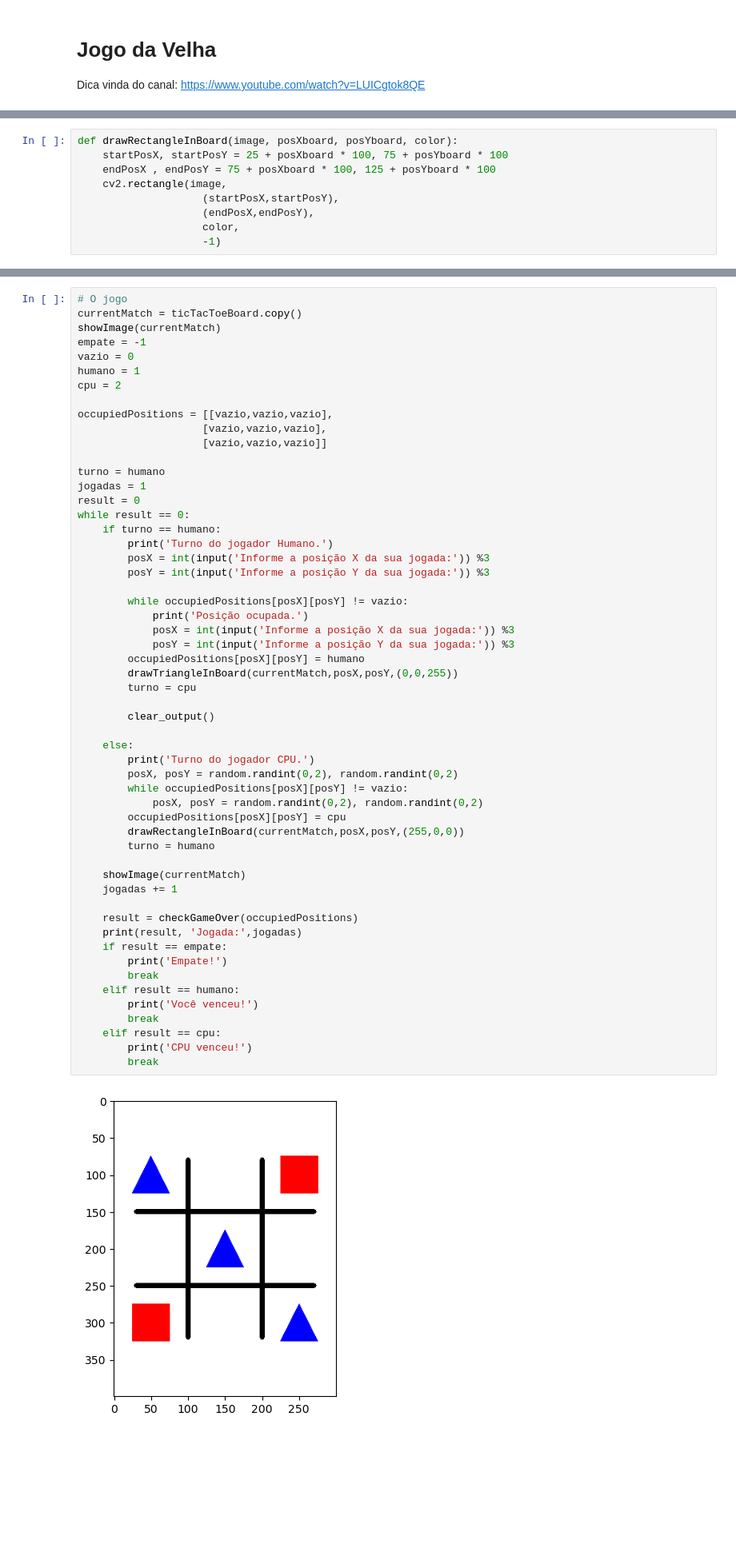
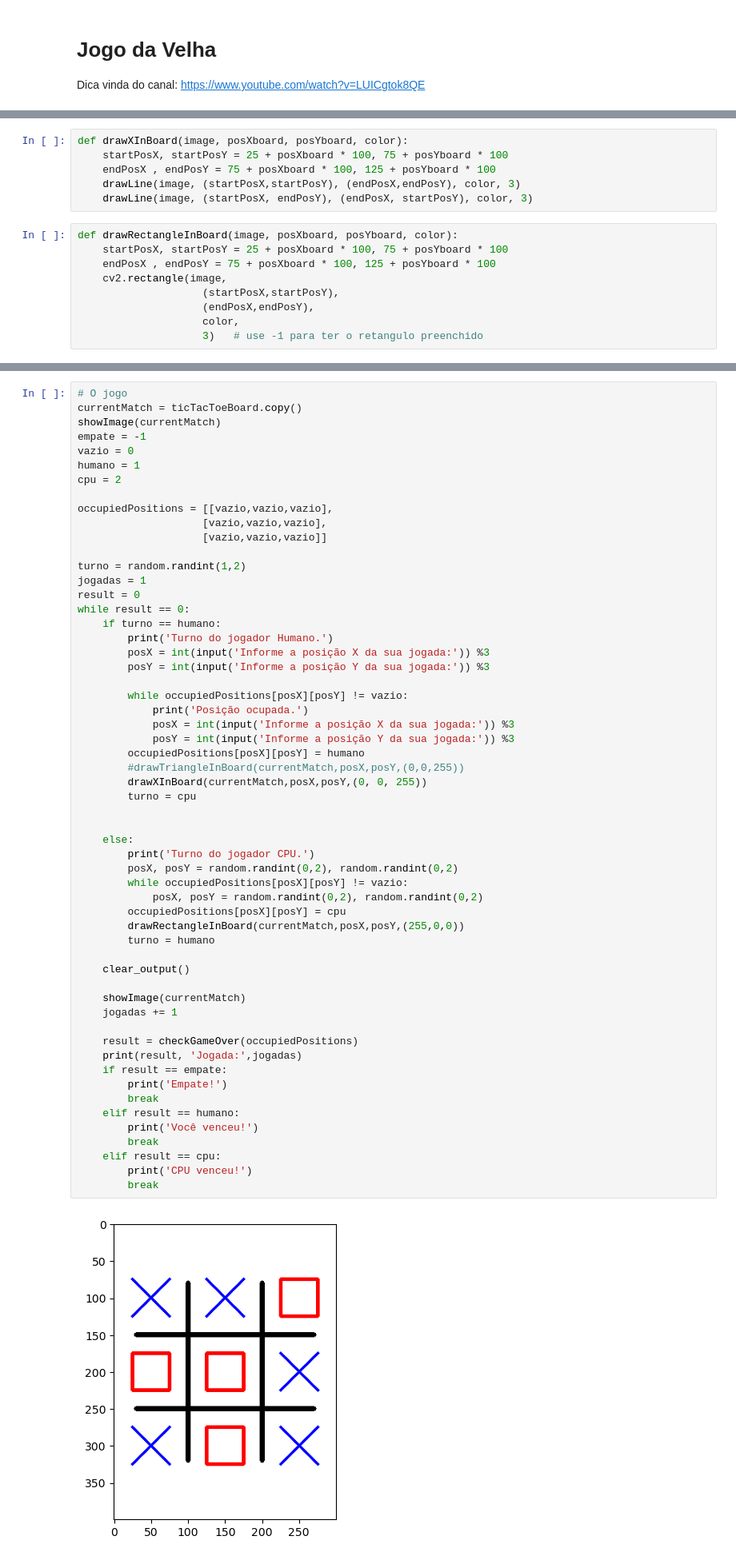
Before and after one commit to Gustavobrosa/hello-world, a Jupyter notebook: JogoDaVelha.ipynb, the cells around one changed output, grey strips where cells are left out. Shown at 80% size. Saved outputs shown, nothing was run; the diff lists cells and outputs as text; blank space fills up the shorter version.

```diff
--- a/JogoDaVelha.ipynb
+++ b/JogoDaVelha.ipynb
@@ -32,6 +32,12 @@ drawLine(ticTacToeBoard, (30,250), (270,250))
 showImage(ticTacToeBoard)
 # %% [output]
 [figure]
+# %%
+def drawXInBoard(image, posXboard, posYboard, color):
+    startPosX, startPosY = 25 + posXboard * 100, 75 + posYboard * 100
+    endPosX , endPosY = 75 + posXboard * 100, 125 + posYboard * 100
+    drawLine(image, (startPosX,startPosY), (endPosX,endPosY), color, 3)
+    drawLine(image, (startPosX, endPosY), (endPosX, startPosY), color, 3)
 # %%
 def drawRectangleInBoard(image, posXboard, posYboard, color):
     startPosX, startPosY = 25 + posXboard * 100, 75 + posYboard * 100
@@ -40,7 +46,7 @@ def drawRectangleInBoard(image, posXboard, posYboard, color):
                     (startPosX,startPosY),
                     (endPosX,endPosY),
                     color,
-                    -1)
+                    3)   # use -1 para ter o retangulo preenchido
 # %%
 def drawTriangleInBoard(image, posXboard, posYboard, color):
     startPosX, startPosY = 25 + posXboard * 100, 75 + posYboard * 100
@@ -100,7 +106,7 @@ occupiedPositions = [[vazio,vazio,vazio],
                     [vazio,vazio,vazio],
                     [vazio,vazio,vazio]]
 
-turno = humano
+turno = random.randint(1,2)
 jogadas = 1
 result = 0
 while result == 0:
@@ -114,33 +120,35 @@ while result == 0:
             posX = int(input('Informe a posição X da sua jogada:')) %3
             posY = int(input('Informe a posição Y da sua jogada:')) %3
         occupiedPositions[posX][posY] = humano
-        drawTriangleInBoard(currentMatch,posX,posY,(0,0,255))
+        #drawTriangleInBoard(currentMatch,posX,posY,(0,0,255))
+        drawXInBoard(currentMatch,posX,posY,(0, 0, 255))
         turno = cpu
 
-        clear_output()
 
     else:
         print('Turno do jogador CPU.')
         posX, posY = random.randint(0,2), random.randint(0,2)
         while occupiedPositions[posX][posY] != vazio:
             posX, posY = random.randint(0,2), random.randint(0,2)
         occupiedPositions[posX][posY] = cpu
         drawRectangleInBoard(currentMatch,posX,posY,(255,0,0))
         turno = humano
+
+    clear_output()
 
     showImage(currentMatch)
     jogadas += 1
 
     result = checkGameOver(occupiedPositions)
     print(result, 'Jogada:',jogadas)
     if result == empate:
         print('Empate!')
         break
     elif result == humano:
         print('Você venceu!')
         break
     elif result == cpu:
         print('CPU venceu!')
         break
 # %% [output]
-[figure, old version]
+[figure, new version]
```
Also changed, not shown: parts of 1 cell of this notebook, 1 other file.
